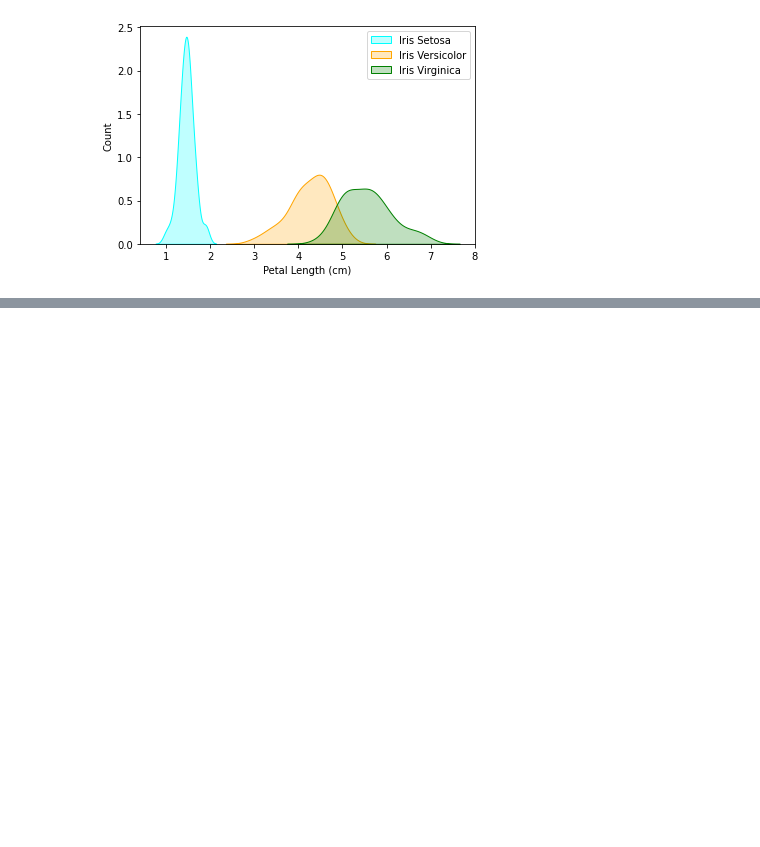
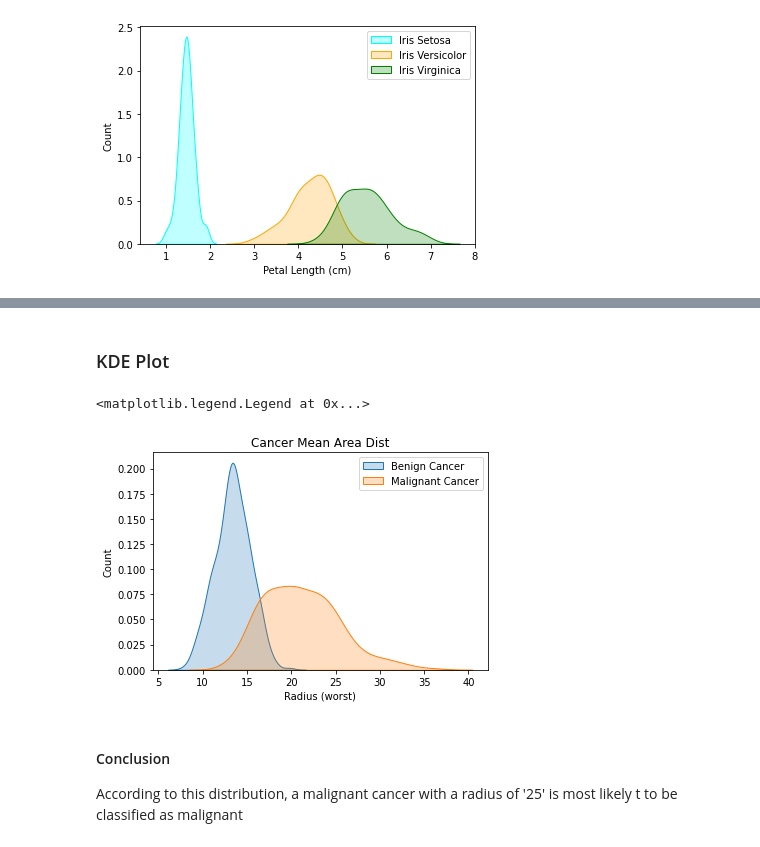
Before and after one commit to iobruno/kaggle-data-vis, a Jupyter notebook: notebooks/histograms.ipynb, the cells around one changed output, grey strips where cells are left out. Drawn from its saved outputs; the diff is of its cells as text; code cells hidden in the pictures; blank space fills up the shorter version.

```diff
--- a/notebooks/histograms.ipynb
+++ b/notebooks/histograms.ipynb
@@ -130,0 +211,24 @@ plt.legend()
+# %% [markdown]
+### KDE Plot
+# %%
+sns.kdeplot(x='Radius (worst)',
+            data=benign_cancer_df,
+            shade=True,
+            label='Benign Cancer')
+
+sns.kdeplot(x='Radius (worst)',
+            data=malignant_cancer_df,
+            shade=True,
+            label='Malignant Cancer')
+
+plt.xlabel("Radius (worst)")
+plt.ylabel("Count")
+plt.title("Cancer Mean Area Dist")
+plt.legend()
+# %% [output]
+<matplotlib.legend.Legend at 0x...>
+[figure, added]
+# %% [markdown]
+#### Conclusion
+According to this distribution, a malignant cancer with a radius of '25' is most likely t
+to be classified as malignant
```
Also changed, not shown: parts of 14 cells of this notebook.
